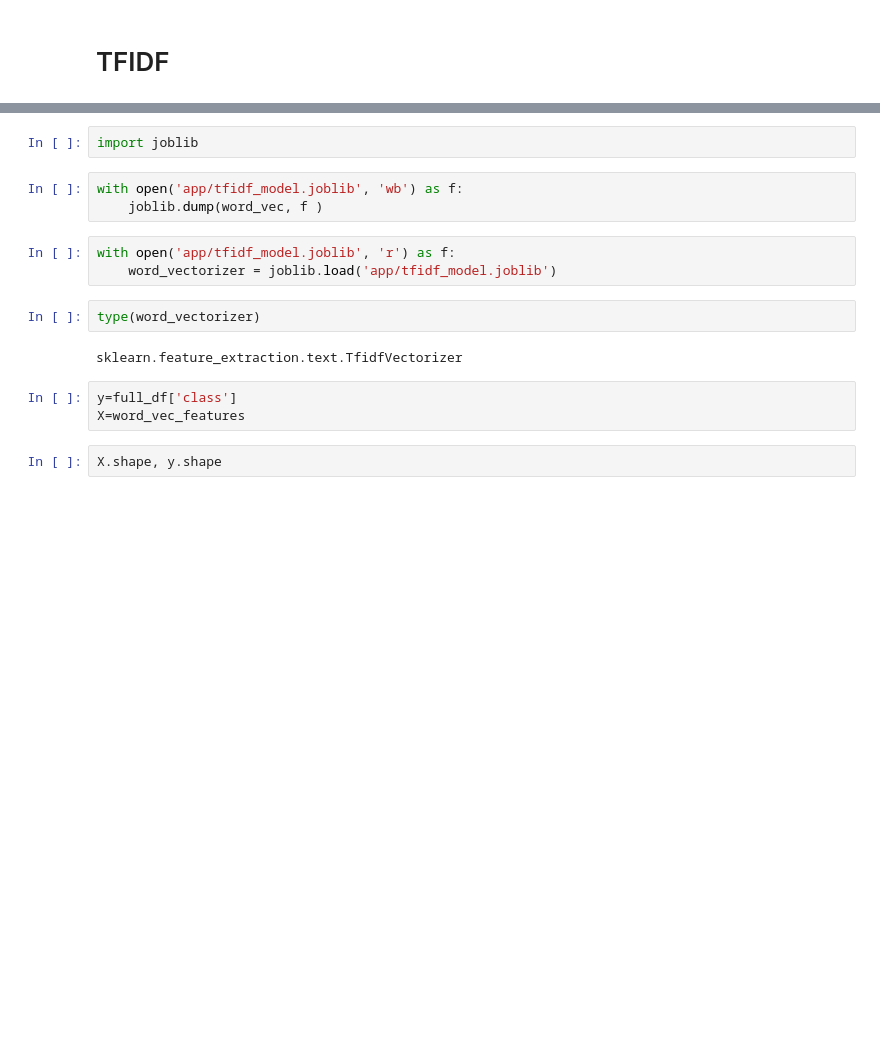
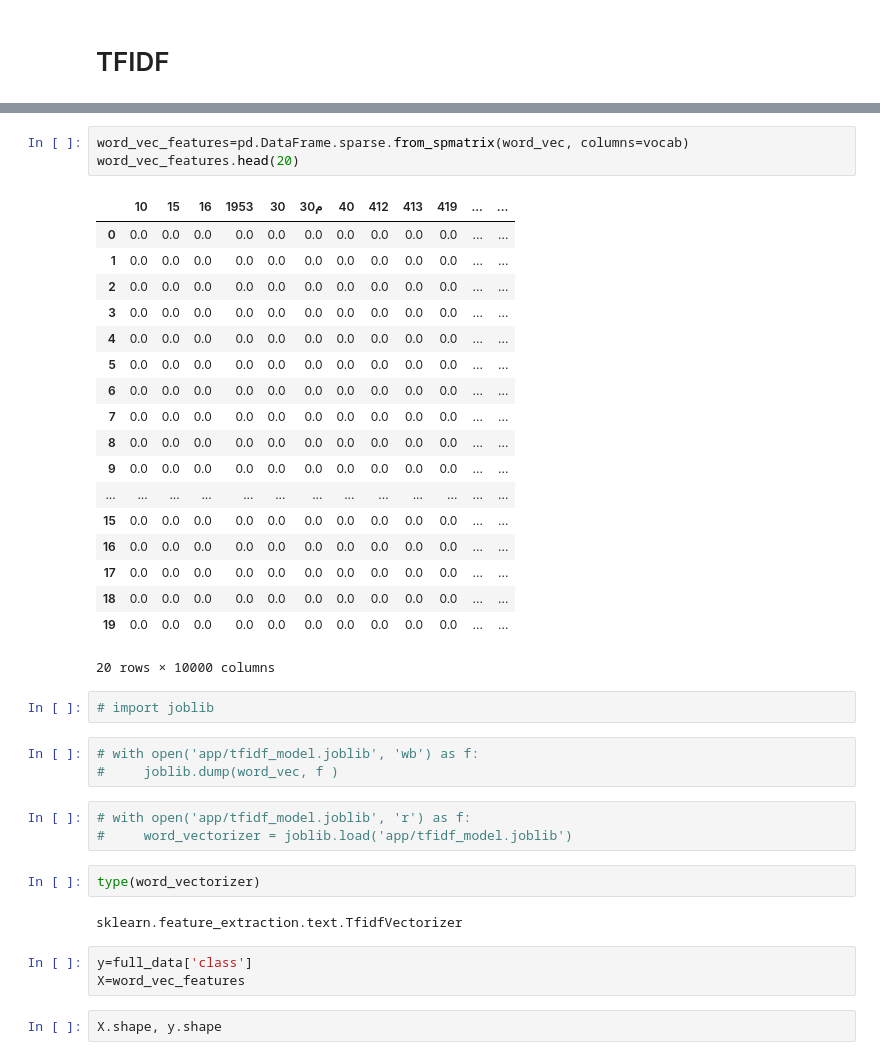
Before and after one commit to marwahfaraj/Arabic-twittes-sentiment-analysis, a Jupyter notebook: capstone2.ipynb, the cells around one changed output, grey strips where cells are left out. Saved outputs shown, nothing was run; the diff lists cells and outputs as text; blank space fills up the shorter version.

```diff
--- a/capstone2.ipynb
+++ b/capstone2.ipynb
@@ -762,17 +757,39 @@ word_vec_features.head(10)
+# %%
+word_vec_features=pd.DataFrame.sparse.from_spmatrix(word_vec, columns=vocab)
+word_vec_features.head(20)
+# %% [output]
+|  | 10 | 15 | 16 | 1953 | 30 | 30م | 40 | 412 | 413 | 419 | ... | ... |
+| 0 | 0.0 | 0.0 | 0.0 | 0.0 | 0.0 | 0.0 | 0.0 | 0.0 | 0.0 | 0.0 | ... | ... |
+| 1 | 0.0 | 0.0 | 0.0 | 0.0 | 0.0 | 0.0 | 0.0 | 0.0 | 0.0 | 0.0 | ... | ... |
+| 2 | 0.0 | 0.0 | 0.0 | 0.0 | 0.0 | 0.0 | 0.0 | 0.0 | 0.0 | 0.0 | ... | ... |
+| 3 | 0.0 | 0.0 | 0.0 | 0.0 | 0.0 | 0.0 | 0.0 | 0.0 | 0.0 | 0.0 | ... | ... |
+| 4 | 0.0 | 0.0 | 0.0 | 0.0 | 0.0 | 0.0 | 0.0 | 0.0 | 0.0 | 0.0 | ... | ... |
+| 5 | 0.0 | 0.0 | 0.0 | 0.0 | 0.0 | 0.0 | 0.0 | 0.0 | 0.0 | 0.0 | ... | ... |
+| 6 | 0.0 | 0.0 | 0.0 | 0.0 | 0.0 | 0.0 | 0.0 | 0.0 | 0.0 | 0.0 | ... | ... |
+| 7 | 0.0 | 0.0 | 0.0 | 0.0 | 0.0 | 0.0 | 0.0 | 0.0 | 0.0 | 0.0 | ... | ... |
+| 8 | 0.0 | 0.0 | 0.0 | 0.0 | 0.0 | 0.0 | 0.0 | 0.0 | 0.0 | 0.0 | ... | ... |
+| 9 | 0.0 | 0.0 | 0.0 | 0.0 | 0.0 | 0.0 | 0.0 | 0.0 | 0.0 | 0.0 | ... | ... |
+| ... | ... | ... | ... | ... | ... | ... | ... | ... | ... | ... | ... | ... |
+| 15 | 0.0 | 0.0 | 0.0 | 0.0 | 0.0 | 0.0 | 0.0 | 0.0 | 0.0 | 0.0 | ... | ... |
+| 16 | 0.0 | 0.0 | 0.0 | 0.0 | 0.0 | 0.0 | 0.0 | 0.0 | 0.0 | 0.0 | ... | ... |
+| 17 | 0.0 | 0.0 | 0.0 | 0.0 | 0.0 | 0.0 | 0.0 | 0.0 | 0.0 | 0.0 | ... | ... |
+| 18 | 0.0 | 0.0 | 0.0 | 0.0 | 0.0 | 0.0 | 0.0 | 0.0 | 0.0 | 0.0 | ... | ... |
+| 19 | 0.0 | 0.0 | 0.0 | 0.0 | 0.0 | 0.0 | 0.0 | 0.0 | 0.0 | 0.0 | ... | ... |
+20 rows × 10000 columns
 # %%
-import joblib
+# import joblib
 # %%
-with open('app/tfidf_model.joblib', 'wb') as f:
-    joblib.dump(word_vec, f )
+# with open('app/tfidf_model.joblib', 'wb') as f:
+#     joblib.dump(word_vec, f )
 # %%
-with open('app/tfidf_model.joblib', 'r') as f:
-    word_vectorizer = joblib.load('app/tfidf_model.joblib')
+# with open('app/tfidf_model.joblib', 'r') as f:
+#     word_vectorizer = joblib.load('app/tfidf_model.joblib')
 # %%
 type(word_vectorizer)
 # %% [output]
 sklearn.feature_extraction.text.TfidfVectorizer
 # %%
-y=full_df['class']
+y=full_data['class']
 X=word_vec_features
 # %%
 X.shape, y.shape
```
Also changed, not shown: parts of 29 cells of this notebook, 6 other files.
